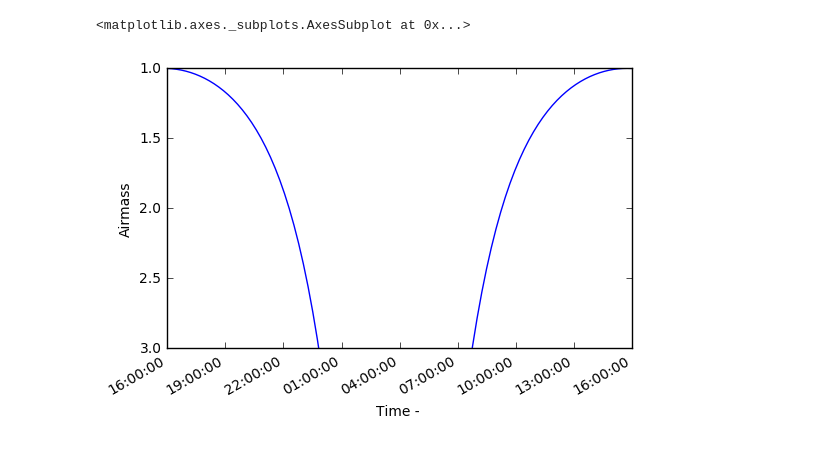
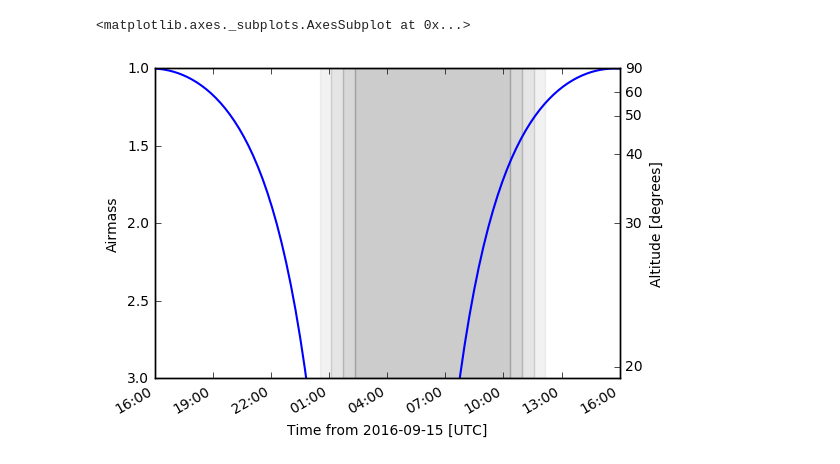
Before and after one commit to mwcraig/obs-astronomy-binder, a Jupyter notebook: Observation Planning 2.ipynb, the cells around one changed output. Saved outputs shown, nothing was run; the diff lists cells and outputs as text; code cells hidden in the pictures.

Commit message:
Add some explanatory text and improve the graphs in planning 2

```diff
--- a/Observation Planning 2.ipynb
+++ b/Observation Planning 2.ipynb
@@ -15,7 +52,7 @@ my_object = FixedTarget.from_name('ey uma')
 obs_time = Time("2016-09-16 04:00:00", scale='utc')
 # %%
-plot_airmass(my_object, feder, obs_time) # , brightness_shading=True, altitude_yaxis=True
+plot_airmass(my_object, feder, obs_time, brightness_shading=True, altitude_yaxis=True)
 # %% [output]
 <matplotlib.axes._subplots.AxesSubplot at 0x...>
-[figure, old version]
+[figure, new version]
 # %%
```
Also changed, not shown: parts of 16 cells of this notebook.
